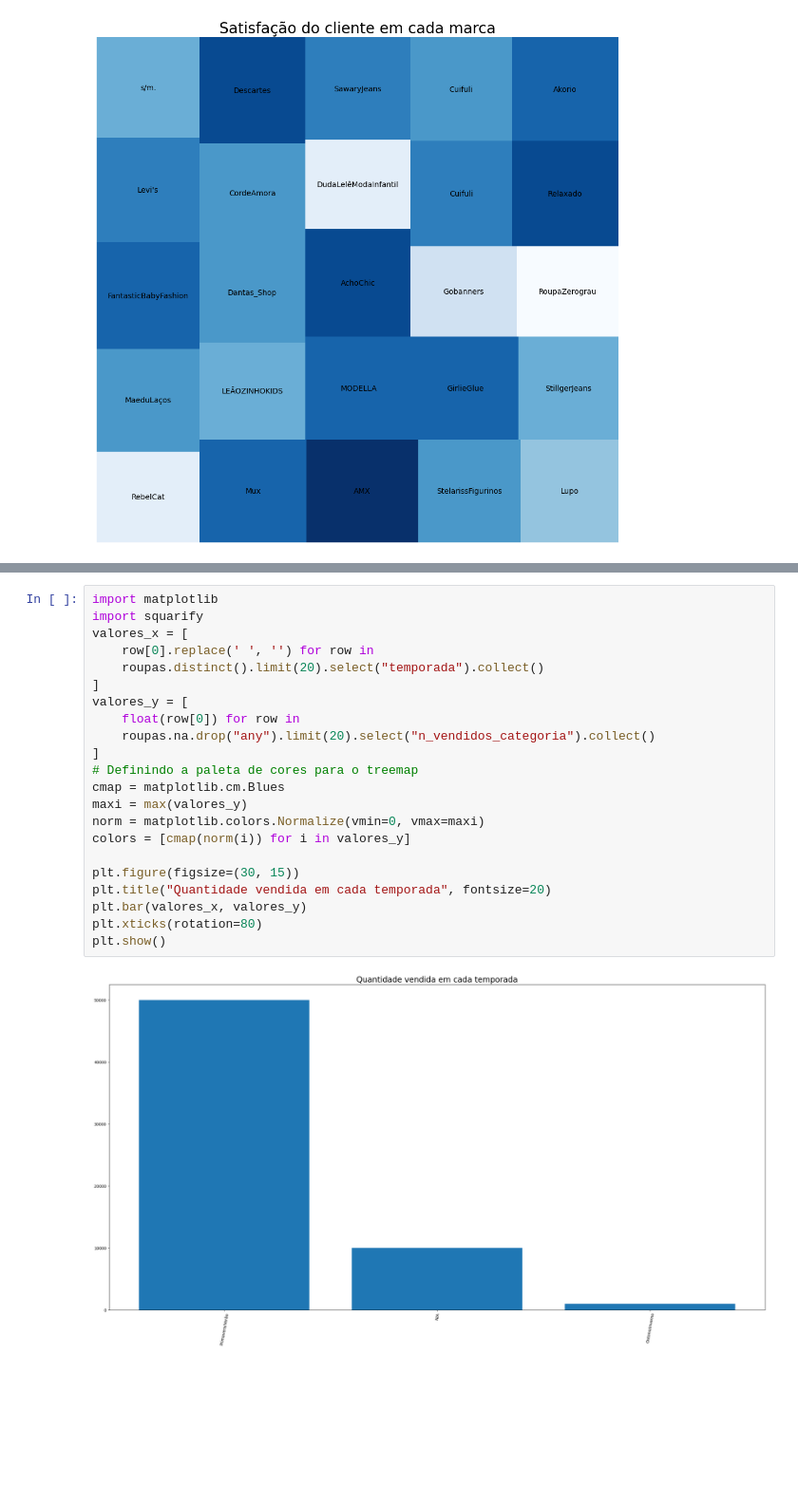
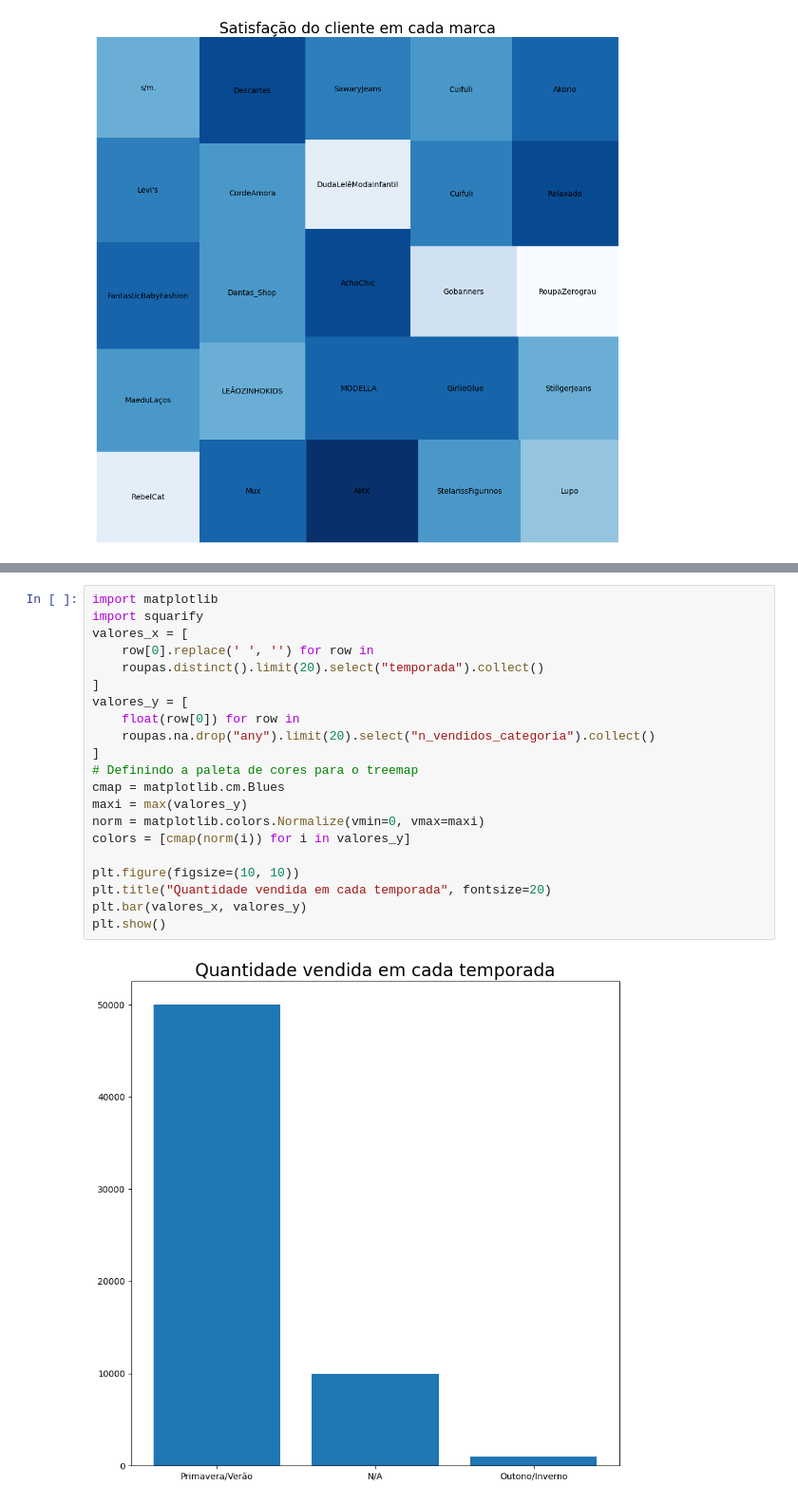
Before and after one commit to ThiagoKS-7/a3-analise-e-bigdata, a Jupyter notebook: a3-analise-dado.ipynb, the cells around one changed output, grey strips where cells are left out. Shown at 95% size. Cells and saved outputs as stored; diff of their text form; blank space fills up the shorter version.

```diff
--- a/a3-analise-dado.ipynb
+++ b/a3-analise-dado.ipynb
@@ -193,24 +206,23 @@ plt.show()
 # %%
 import matplotlib
 import squarify
 valores_x = [
     row[0].replace(' ', '') for row in
     roupas.distinct().limit(20).select("temporada").collect()
 ]
 valores_y = [
     float(row[0]) for row in
     roupas.na.drop("any").limit(20).select("n_vendidos_categoria").collect()
 ]
 # Definindo a paleta de cores para o treemap
 cmap = matplotlib.cm.Blues
 maxi = max(valores_y)
 norm = matplotlib.colors.Normalize(vmin=0, vmax=maxi)
 colors = [cmap(norm(i)) for i in valores_y]
 
-plt.figure(figsize=(30, 15))
+plt.figure(figsize=(10, 10))
 plt.title("Quantidade vendida em cada temporada", fontsize=20)
 plt.bar(valores_x, valores_y)
-plt.xticks(rotation=80)
 plt.show()
 # %% [output]
-[figure, old version]
+[figure, new version]
```
Also changed, not shown: parts of 3 cells of this notebook.
